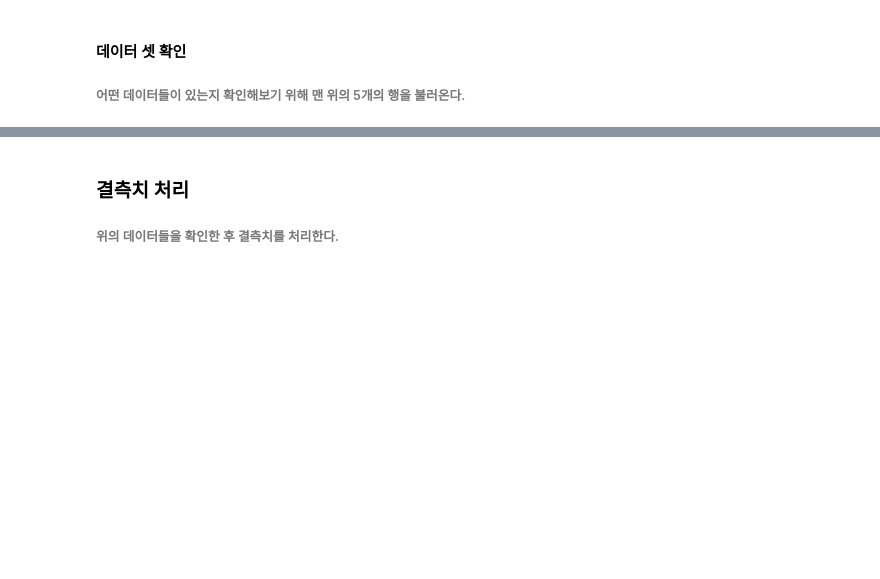
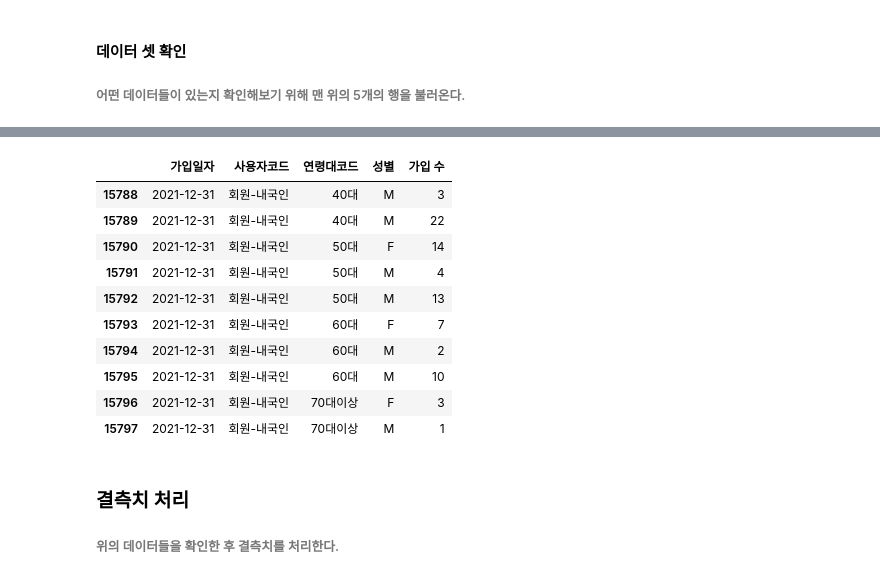
Before and after one commit to yunju727/Opensource-Project, a Jupyter notebook: main.ipynb, the cells around one changed output, grey strips where cells are left out. Saved outputs shown, nothing was run; the diff lists cells and outputs as text; code cells hidden in the pictures; blank space fills up the shorter version.

```diff
--- a/main.ipynb
+++ b/main.ipynb
@@ -75,3 +89,17 @@ df_member.head()
+# %%
+df_member.tail(10)
+# %% [output]
+|  | 가입일자 | 사용자코드 | 연령대코드 | 성별 | 가입 수 |
+| 15788 | 2021-12-31 | 회원-내국인 | 40대 | M | 3 |
+| 15789 | 2021-12-31 | 회원-내국인 | 40대 | M | 22 |
+| 15790 | 2021-12-31 | 회원-내국인 | 50대 | F | 14 |
+| 15791 | 2021-12-31 | 회원-내국인 | 50대 | M | 4 |
+| 15792 | 2021-12-31 | 회원-내국인 | 50대 | M | 13 |
+| 15793 | 2021-12-31 | 회원-내국인 | 60대 | F | 7 |
+| 15794 | 2021-12-31 | 회원-내국인 | 60대 | M | 2 |
+| 15795 | 2021-12-31 | 회원-내국인 | 60대 | M | 10 |
+| 15796 | 2021-12-31 | 회원-내국인 | 70대이상 | F | 3 |
+| 15797 | 2021-12-31 | 회원-내국인 | 70대이상 | M | 1 |
 # %% [markdown]
 ### 결측치 처리
 ###### 위의 데이터들을 확인한 후 결측치를 처리한다.
```
Also changed, not shown: parts of 5 cells of this notebook.
